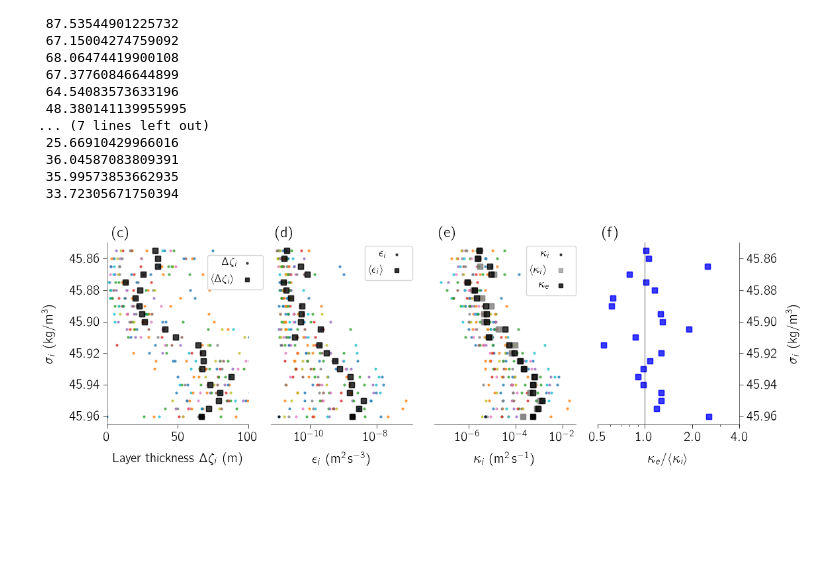
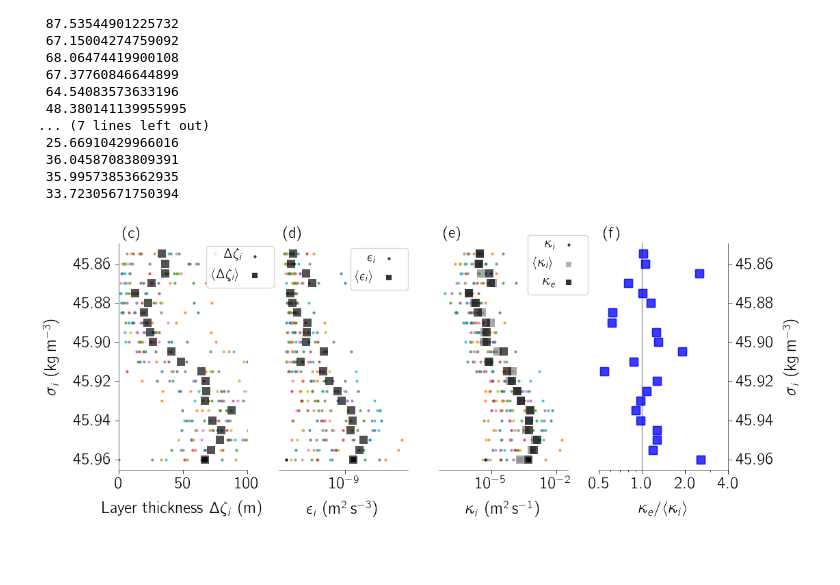
Before and after one commit to glwagner/SqueezeDispersionGRL, a Jupyter notebook: notebooks/analysis.ipynb, the cells around one changed output. Drawn from its saved outputs; the diff is of its cells as text; code cells hidden in the pictures; blank space fills up the shorter version.

```diff
--- a/notebooks/analysis.ipynb
+++ b/notebooks/analysis.ipynb
@@ -522,32 +522,37 @@ median(dζ) = 46.65112950573621
  35.99573853662935
  33.72305671750394
 # %%
+labelfs = 14*1.2
 fs = 16
 xtextpos = 0.03
 ytextpos = 1.01
-legsize = 12
+legsize = 14
+sqs = 9
+legsqs = 6
+sqalpha = 0.08
 
-fig, axs = subplots(ncols=4, figsize=(12, 4), sharey=true)
+matplotlib[:rc]("font", size=14*1.2)
+fig, axs = subplots(ncols=4, figsize=(12, 5), sharey=true)
 
 sca(axs[1])
-xlabel("Layer thickness \$ \\Delta \\zeta_i \$ (m)", labelpad=12.0)
-ylabel(L"\sigma_i \, \, \mathrm{(kg \, m^{-3})}", labelpad=12.0)
+xlabel("Layer thickness \$ \\Delta \\zeta_i \$ (m)", labelpad=12.0, fontsize=labelfs)
+ylabel(L"\sigma_i \, \, \mathrm{(kg \, m^{-3})}", labelpad=12.0, fontsize=labelfs)
 invertaxis()
 cornerspines()
 xlim(0, 100)
 yticks(sig[1:4:end, 1])
 
 plot(dζ, sig, ".", alpha=0.8, markeredgewidth=0.0, markersize=6)
-plot(dζ_avg, sig, "ks", alpha=0.1)
+plot(dζ_avg, sig, "ks", alpha=sqalpha, markersize=sqs, markeredgewidth=0.0)
 
 plot(dζ[1], sig[1], "k.", alpha=0.8, markersize=6, markeredgewidth=0.0, label=L"\Delta \zeta_i")
-plot(dζ_avg[1], sig[1], "ks", alpha=0.8, markersize=4, label=L"\langle \Delta \zeta_i \rangle")
+plot(dζ_avg[1], sig[1], "ks", alpha=0.8, markersize=legsqs, markeredgewidth=0.0, label=L"\langle \Delta \zeta_i \rangle")
 #legend()
 legend(loc="upper right", bbox_to_anchor=(1.1, 0.93),
-       prop=Dict("size"=>legsize), markerfirst=false, markerscale=1.0, borderaxespad=0.0, frameon=true, handletextpad=0.05)
+       prop=Dict("size"=>legsize), markerfirst=false, markerscale=1.0, borderaxespad=-1.0, frameon=true, handletextpad=0.05)
 
 sca(axs[2])
-xlabel(L"\epsilon_i \,\, \mathrm{(m^2 \, s^{-3})}", labelpad=12.0)
+xlabel(L"\epsilon_i \,\, \mathrm{(m^2 \, s^{-3})}", labelpad=12.0, fontsize=labelfs)
 invertaxis()
 bottomspine()
 xscale("log")
@@ -555,54 +560,56 @@ xscale("log")
 axs[2][:tick_params](left=false, labelleft=false)
 
 plot(ep, sig, ".", alpha=0.8, markeredgewidth=0.0, markersize=6)
-plot(ep_avg, sig, "ks", alpha=0.1)
+plot(ep_avg, sig, "ks", alpha=sqalpha, markersize=sqs, markeredgewidth=0.0)
 
 plot(ep[1], sig[1], "k.", alpha=0.8, markersize=6, markeredgewidth=0.0, label=L"\epsilon_i")
-plot(ep_avg[1], sig[1], "ks", alpha=0.8, markersize=4, label=L"\langle \epsilon_i \rangle")
+plot(ep_avg[1], sig[1], "ks", alpha=0.8, markersize=legsqs, markeredgewidth=0.0, label=L"\langle \epsilon_i \rangle")
 #legend()
 legend(loc="upper right", bbox_to_anchor=(1.0, 0.98),
        prop=Dict("size"=>legsize), markerfirst=false, markerscale=1.0, borderaxespad=0.0, frameon=true, handletextpad=0.05)
 
 sca(axs[3])
-xlabel(L"\kappa_i \,\, \mathrm{(m^2 \, s^{-1})}", labelpad=12.0)
+xlabel(L"\kappa_i \,\, \mathrm{(m^2 \, s^{-1})}", labelpad=12.0, fontsize=labelfs)
 invertaxis()
 bottomspine()
 xscale("log")
 axs[3][:tick_params](left=false, labelleft=false)
 
 plot(kappa_local, sig, ".", alpha=0.8, markeredgewidth=0.0, markersize=6)
-plot(kappa_avg, sig, linestyle="", marker="s", color="gray", alpha=0.1)
-plot(kappa_eff, sig, "ks", alpha=0.1)
+plot(kappa_avg, sig, linestyle="", marker="s", color="gray", alpha=sqalpha, markersize=sqs, markeredgewidth=0.0)
+plot(kappa_eff, sig, "ks", alpha=sqalpha, markersize=sqs, markeredgewidth=0.0)
 
 plot(kappa_local[1], sig[1], "k.", alpha=0.8, markeredgewidth=0.0, markersize=6, label=L"\kappa_i")
-plot(kappa_avg[1], sig[1], linestyle="", marker="s", color="gray", alpha=0.6, markersize=4, label=L"\langle \kappa_i \rangle")
-plot(kappa_eff[1], sig[1], "ks", alpha=0.8, markersize=4, label=L"\kappa_e")
+plot(kappa_avg[1], sig[1], linestyle="", marker="s", color="gray", alpha=0.6, markersize=legsqs, markeredgewidth=0.0, label=L"\langle \kappa_i \rangle")
+plot(kappa_eff[1], sig[1], "ks", alpha=0.8, markersize=legsqs, markeredgewidth=0.0, label=L"\kappa_e")
 #legend()
-legend(loc="upper right", bbox_to_anchor=(1.0, 0.98),
-       prop=Dict("size"=>legsize), markerfirst=false, markerscale=1.0, borderaxespad=0.0, frameon=true, handletextpad=0.05)
+legend(loc="upper right", bbox_to_anchor=(1.05, 0.98),
+       prop=Dict("size"=>legsize), markerfirst=false, markerscale=1.0, borderaxespad=-1.0, frameon=true, handletextpad=0.05)
 
 sca(axs[4])
-xlabel(L"\kappa_e / \langle \kappa_i \rangle", labelpad=12.0)
-ylabel(L"\sigma_i \, \, \mathrm{(kg/m^3)}", labelpad=12.0)
+xlabel(L"\kappa_e / \langle \kappa_i \rangle", labelpad=12.0, fontsize=labelfs)
+ylabel(L"\sigma_i \, \, \mathrm{(kg \, m^{-3})}", labelpad=12.0, fontsize=labelfs)
 invertaxis()
 cornerspines(side="right")
 xscale("log")
 axs[4][:tick_params](left=false, labelleft=false)
 
-plot(kappa_eff./kappa_avg, sig, "bs", alpha=0.1)
+plot(kappa_eff./kappa_avg, sig, "bs", alpha=0.1, markersize=sqs)
 axvline(x=1, color="k", alpha=0.4, linewidth=1)
 xticks([0.5, 1, 2, 4])
 scalartickformat("x", axs[4])
 
 invertaxis(axs[1])
 
 text(xtextpos, ytextpos, "(c)", transform=axs[1][:transAxes], ha="left", va="bottom", fontsize=fs)
 text(xtextpos, ytextpos, "(d)", transform=axs[2][:transAxes], ha="left", va="bottom", fontsize=fs)
 text(xtextpos, ytextpos, "(e)", transform=axs[3][:transAxes], ha="left", va="bottom", fontsize=fs)
 text(xtextpos, ytextpos, "(f)", transform=axs[4][:transAxes], ha="left", va="bottom", fontsize=fs)
 
 tight_layout(pad=2.0, w_pad=1.0)
 plotname = "samoanresults.png"
 savefig(plotname, dpi=960)
 # %% [output]
-[figure, old version]
+[figure, new version]
+# %% [markdown]
+##
```
Also changed, not shown: 3 other files.
